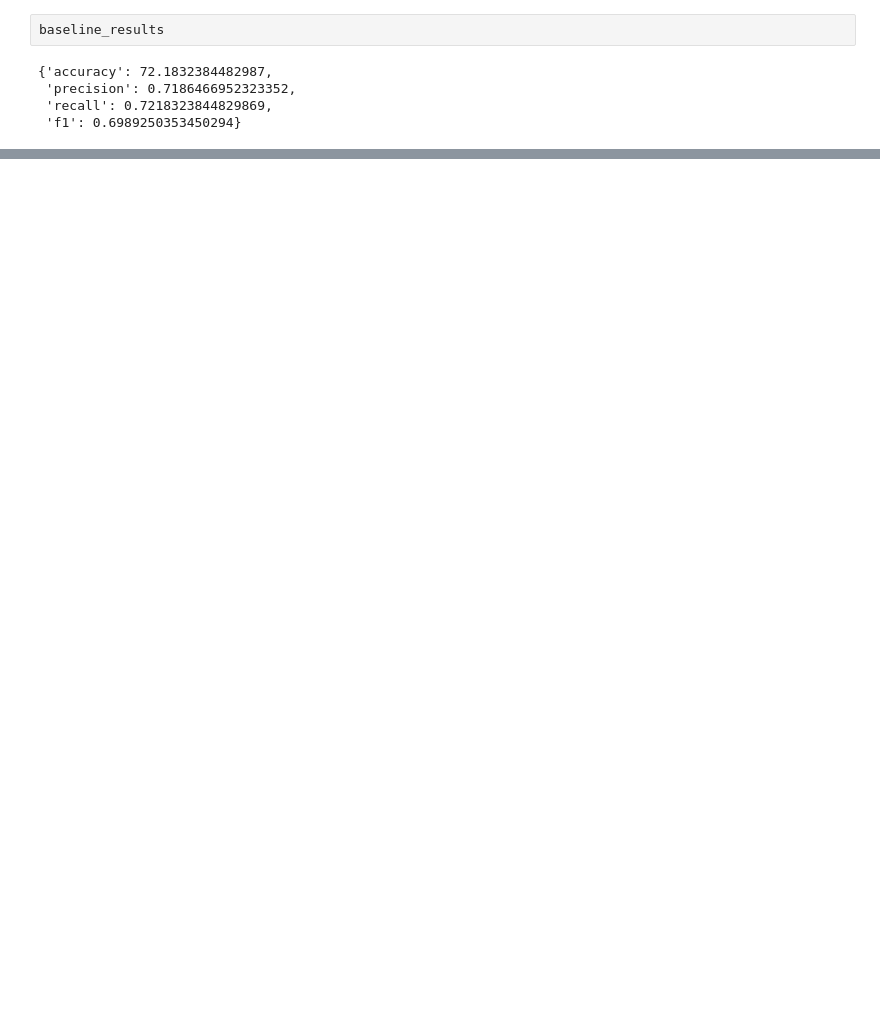
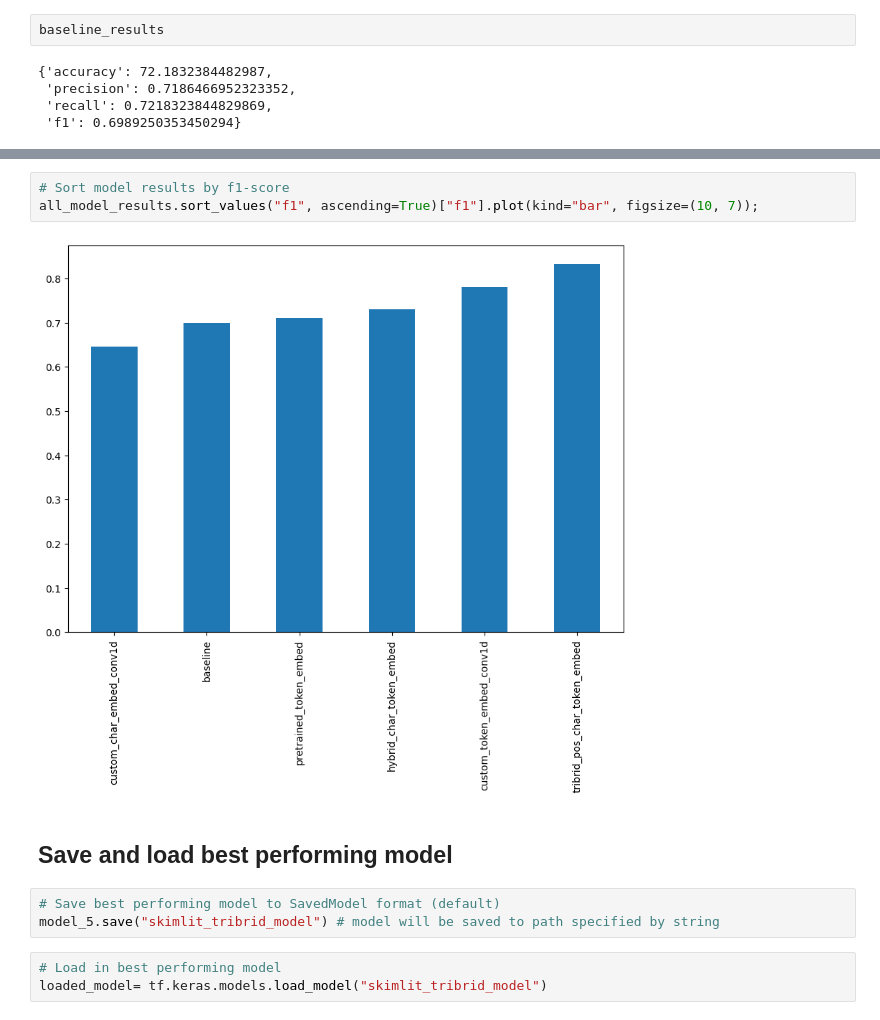
Before and after one commit to Nuthan03/SkimLit, a Jupyter notebook: SkimLit_NLP.ipynb, the cells around one changed output, grey strips where cells are left out. Drawn from its saved outputs; the diff is of its cells as text; blank space fills up the shorter version.

```diff
--- a/SkimLit_NLP.ipynb
+++ b/SkimLit_NLP.ipynb
@@ -1175,0 +1478,13 @@ baseline_results
+# %%
+# Sort model results by f1-score
+all_model_results.sort_values("f1", ascending=True)["f1"].plot(kind="bar", figsize=(10, 7));
+# %% [output]
+[figure, added]
+# %% [markdown]
+## Save and load best performing model
+# %%
+# Save best performing model to SavedModel format (default)
+model_5.save("skimlit_tribrid_model") # model will be saved to path specified by string
+# %%
+# Load in best performing model
+loaded_model= tf.keras.models.load_model("skimlit_tribrid_model")
```
Also changed, not shown: parts of 62 cells of this notebook.
